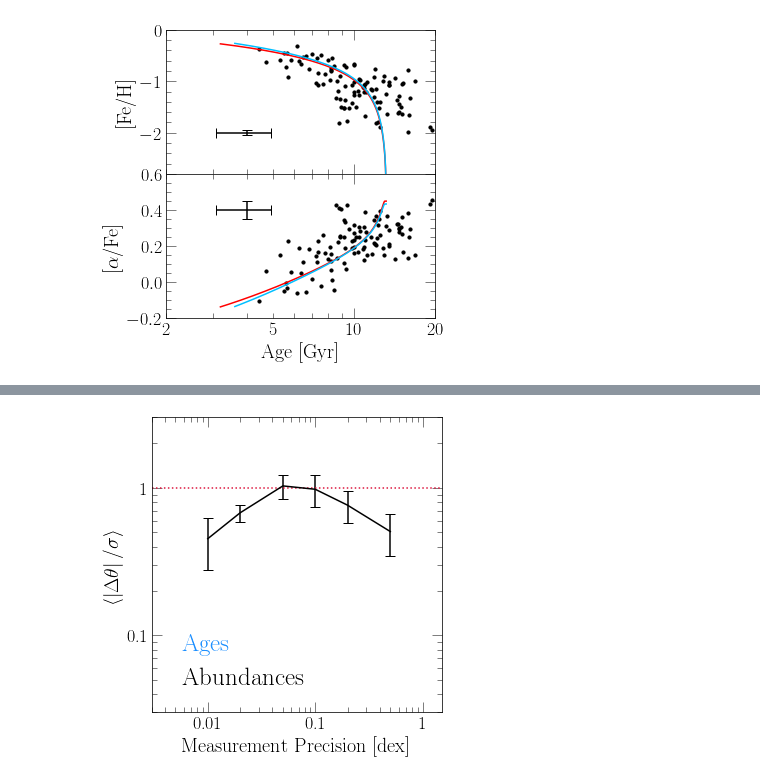
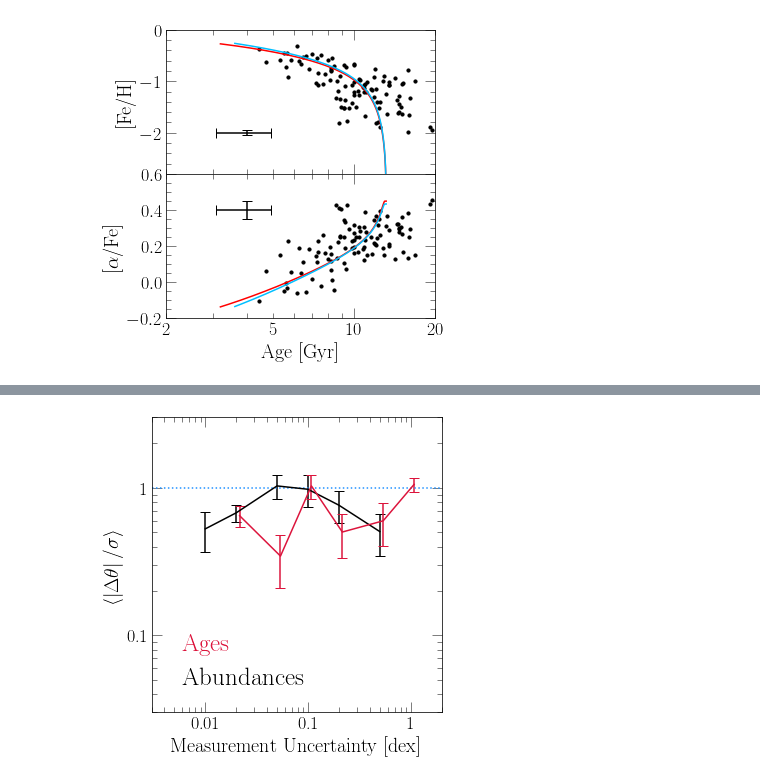
Before and after one commit to giganano/h3halo, a Jupyter notebook: notebooks/paperplots.ipynb, the cells around one changed output, grey strips where cells are left out. Cells and saved outputs as stored; diff of their text form; code cells hidden in the pictures.

```diff
--- a/notebooks/paperplots.ipynb
+++ b/notebooks/paperplots.ipynb
@@ -338,98 +567,61 @@ ax.set_xscale("log")
 ax.set_yscale("log")
 ax.xaxis.set_major_formatter(fsf("%g"))
 ax.yaxis.set_major_formatter(fsf("%g"))
-ax.set_xlabel("Measurement Precision [dex]")
+ax.set_xlabel("Measurement Uncertainty [dex]")
 ax.set_ylabel(r"$\langle\left|\Delta\theta\right|/\sigma\rangle$")
-ax.set_xlim([0.003, 1.5])
+ax.set_xlim([0.003, 2])
 ax.set_ylim([0.03, 3])
-
-true_values = [2, 10, 15, 10, 0.0008, 0.0011]
-# for each sample size, the re-derived value, +error, and -error, in that order
-rederived = {
-    0.01: [
-        [1.89, 0.10, 0.10],
-        [10.25, 0.28, 0.28],
-        [15.06, 0.52, 0.47],
-        [9.70, 0.51, 0.59],
-        [0.0008, 0.0001, 0.0001],
-        [0.00109, 0.0002, 0.0002]
-    ],
-    0.02: [
-        [1.92, 0.10, 0.09],
-        [10.10, 0.25, 0.25],
-        [14.71, 0.56, 0.55],
-        [9.79, 0.45, 0.40],
-        [0.00081, 0.00001, 0.00001],
-        [0.00108, 0.00002, 0.00003]
-    ],
-    0.05: [
-        [1.84, 0.11, 0.11],
-        [9.98, 0.30, 0.29],
-        [14.01, 0.86, 0.84],
-        [9.41, 0.63, 0.56],
-        [0.00083, 0.00002, 0.00002],
-        [0.00105, 0.00005, 0.00005]
-    ],
-    0.1: [
-        [2.00, 0.13, 0.12],
-        [9.88, 0.31, 0.33],
-        [13.39, 1.02, 1.02],
-        [11.10, 1.00, 0.84],
-        [0.00085, 0.00004, 0.00003],
-        [0.00101, 0.00007, 0.00007]
-    ],
-    0.2: [
-        [2.22, 0.21, 0.21],
-        [9.83, 0.58, 0.67],
-        [18.21, 2.19, 2.02],
-        [10.32, 1.05, 0.67],
-        [0.00087, 0.00007, 0.00007],
-        [0.00105, 0.00014, 0.00014]
-    ],
-    0.5: [
-        [2.73, 0.82, 0.60],
-        [10.05, 1.22, 1.26],
-        [12.52, 3.75, 3.35],
-        [9.00, 1.26, 0.95],
-        [0.00075, 0.00018, 0.00016],
-        [0.00112, 0.00031, 0.00031]
-    ]
-}
 
 yvals = []
 errors = []
-for samplesize in rederived.keys():
-    bestfits = rederived[samplesize]
+for samplesize in rederived_abundanceprecision.keys():
+    bestfits = rederived_abundanceprecision[samplesize]
     deltas = len(true_values) * [0.]
     for i in range(len(deltas)):
         deltas[i] = abs(bestfits[i][0] - true_values[i])
         sigma = (bestfits[i][1] + bestfits[i][2]) / 2
         deltas[i] /= sigma
     yvals.append(np.mean(deltas))
     errors.append(np.std(deltas) / np.sqrt(len(deltas)))
 
-xvals = list(rederived.keys())
+xvals = list(rederived_abundanceprecision.keys())
 ax.errorbar(xvals, yvals, yerr = errors, c = named_colors()["black"])
-ax.axhline(1, c = named_colors()["crimson"], linestyle = ':')
 
-ax.plot([1e-5, 1e-4], [1e-5, 1e-4], c = named_colors()["dodgerblue"],
+yvals = []
+errors = []
+for samplesize in rederived_ageprecision.keys():
+    bestfits = rederived_ageprecision[samplesize]
+    deltas = len(true_values) * [0.]
+    for i in range(len(deltas)):
+        deltas[i] = abs(bestfits[i][0] - true_values[i])
+        sigma = (bestfits[i][1] + bestfits[i][2]) / 2
+        deltas[i] /= sigma
+    yvals.append(np.mean(deltas))
+    errors.append(np.std(deltas) / np.sqrt(len(deltas)))
+
+xvals = [_ * 1.08 for _ in list(rederived_ageprecision.keys())]
+ax.errorbar(xvals, yvals, yerr = errors, c = named_colors()["crimson"])
+
+ax.axhline(1, c = named_colors()["dodgerblue"], linestyle = ':')
+
+ax.plot([1e-5, 1e-4], [1e-5, 1e-4], c = named_colors()["crimson"],
     label = "Ages")
 ax.plot([1e-5, 1e-4], [1e-5, 1e-4], c = named_colors()["black"],
     label = "Abundances")
 
 kwargs = {
     "loc": mpl_loc("lower left"),
     "handlelength": 0,
     "fontsize": 25
 }
 leg = ax.legend(**kwargs)
-fancy_legend(leg, ["dodgerblue", "black"])
+fancy_legend(leg, ["crimson", "black"])
 
 plt.tight_layout()
 for ext in ["pdf", "jpeg"]:
     kwargs = {}
     if ext == "jpeg": kwargs["dpi"] = 200
     plt.savefig("../paper/dp_sigma_precision.%s" % (ext), **kwargs)
 plt.show()
 # %% [output]
-[figure, old version]
+[figure, new version]
```
Also changed, not shown: parts of 7 cells of this notebook, 38 other files.
